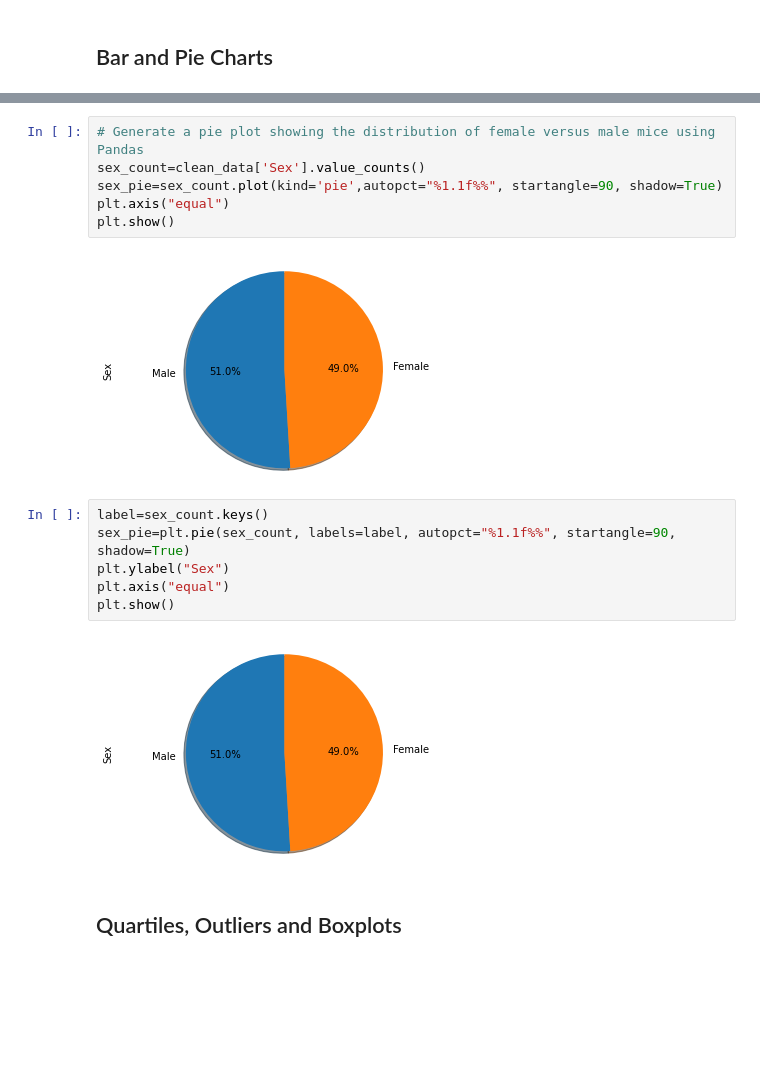
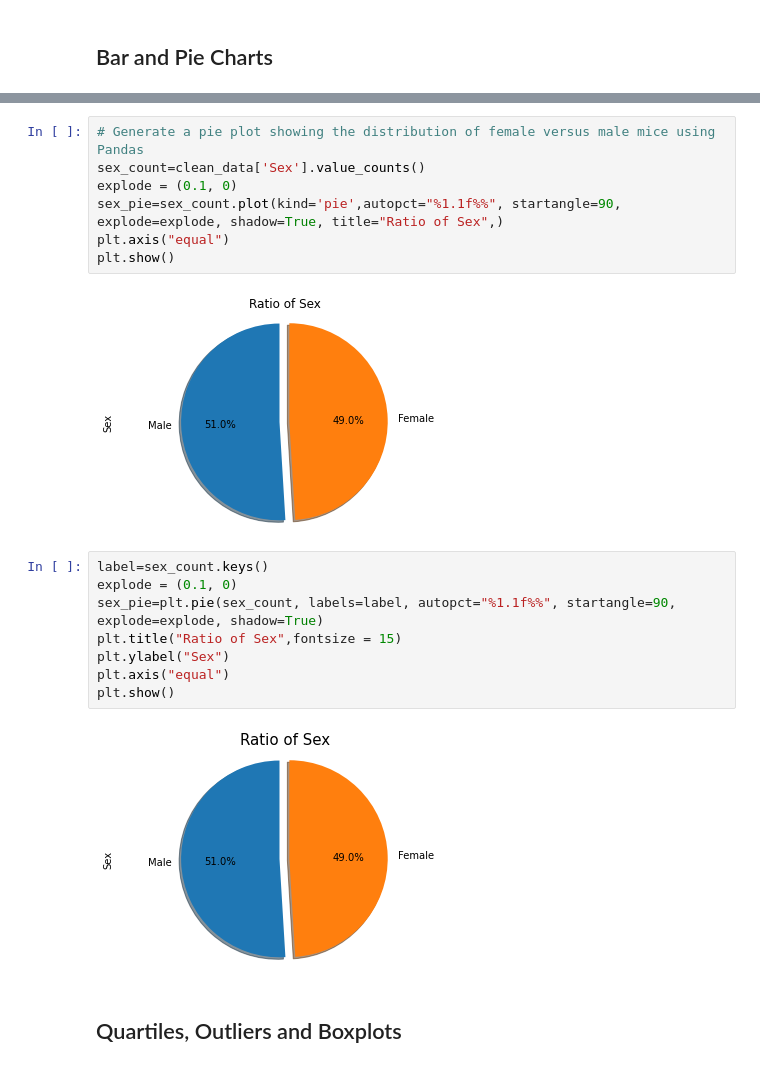
Before and after one commit to nathanunghwan/Pymaceuticals-analysis, a Jupyter notebook: pymaceuticals_starter.ipynb, the cells around one changed output, grey strips where cells are left out. Saved outputs shown, nothing was run; the diff lists cells and outputs as text; blank space fills up the shorter version.

```diff
--- a/pymaceuticals_starter.ipynb
+++ b/pymaceuticals_starter.ipynb
@@ -171,19 +172,22 @@ plt.show()
 # %%
 # Generate a pie plot showing the distribution of female versus male mice using Pandas
 sex_count=clean_data['Sex'].value_counts()
-sex_pie=sex_count.plot(kind='pie',autopct="%1.1f%%", startangle=90, shadow=True)
+explode = (0.1, 0)
+sex_pie=sex_count.plot(kind='pie',autopct="%1.1f%%", startangle=90, explode=explode, shadow=True, title="Ratio of Sex",)
 plt.axis("equal")
 plt.show()
 # %% [output]
-[figure, old version]
+[figure, new version]
 # %%
 label=sex_count.keys()
-sex_pie=plt.pie(sex_count, labels=label, autopct="%1.1f%%", startangle=90, shadow=True)
+explode = (0.1, 0)
+sex_pie=plt.pie(sex_count, labels=label, autopct="%1.1f%%", startangle=90, explode=explode, shadow=True)
+plt.title("Ratio of Sex",fontsize = 15)
 plt.ylabel("Sex")
 plt.axis("equal")
 plt.show()
 # %% [output]
-[figure, old version]
+[figure, new version]
 # %% [markdown]
 ## Quartiles, Outliers and Boxplots
 # %%
```
Also changed, not shown: parts of 5 cells of this notebook.
